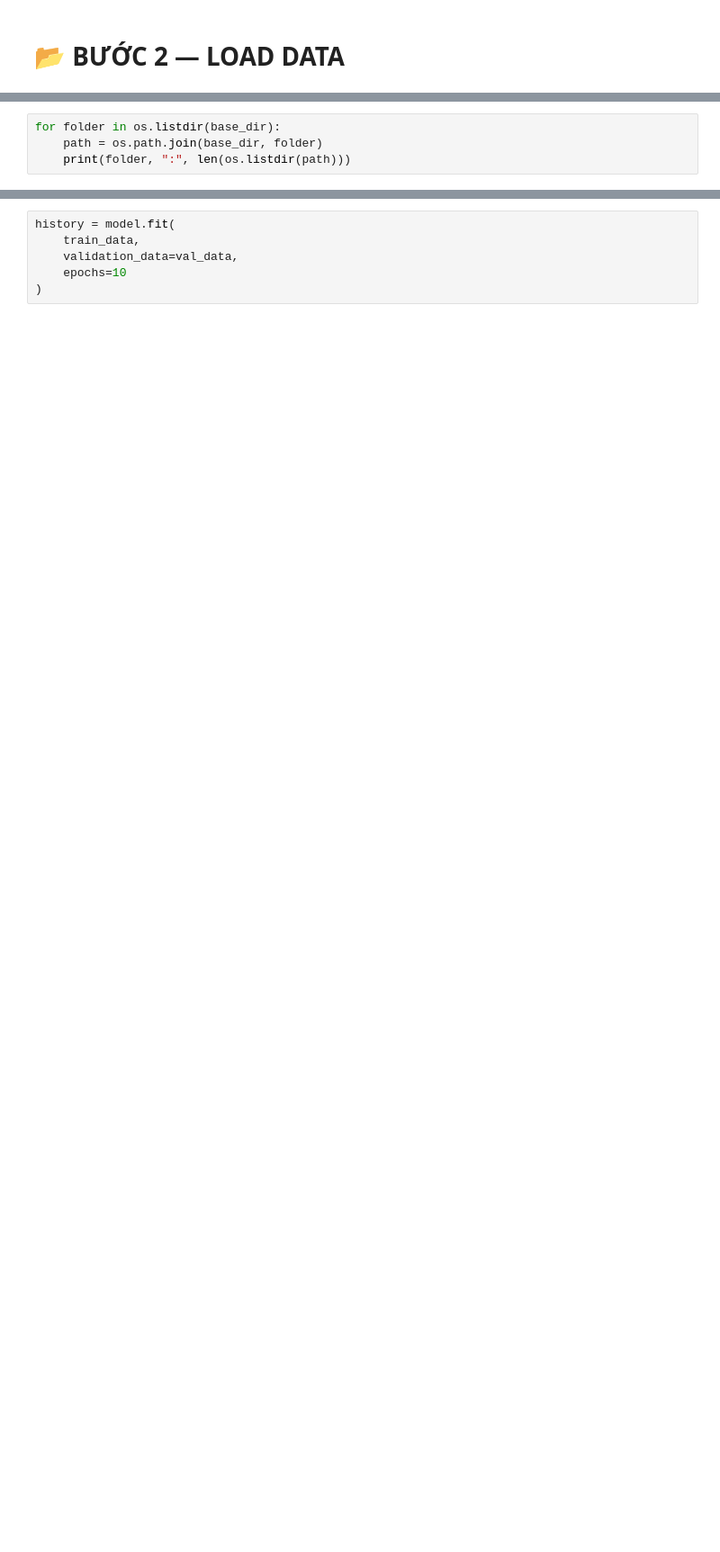
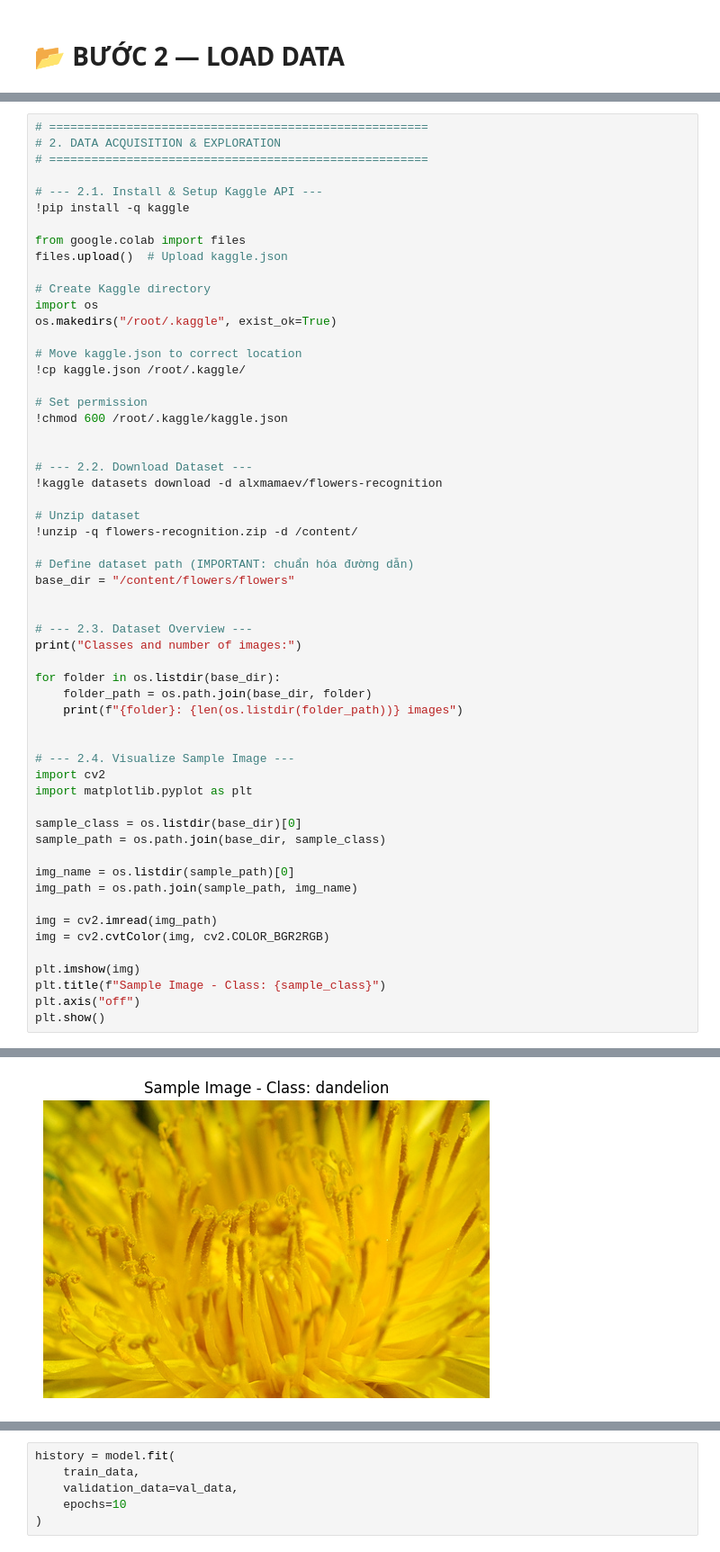
Before and after one commit to hoangchaulanbao/HocmayNC, a Jupyter notebook: CNN_Flower.ipynb, the cells around one changed output, grey strips where cells are left out. Shown at 90% size. Cells and saved outputs as stored; diff of their text form; blank space fills up the shorter version.

Commit message:
Created using Colab -version 3 - tiếp tục turning

```diff
--- a/CNN_Flower.ipynb
+++ b/CNN_Flower.ipynb
@@ -158,4 +70,0 @@ base_dir = "/content/flowers/flowers"
-# %%
-for folder in os.listdir(base_dir):
-    path = os.path.join(base_dir, folder)
-    print(folder, ":", len(os.listdir(path)))
@@ -262,0 +71,58 @@ model.compile(
+# %%
+# ======================================================
+# 2. DATA ACQUISITION & EXPLORATION
+# ======================================================
+
+# --- 2.1. Install & Setup Kaggle API ---
+!pip install -q kaggle
+
+from google.colab import files
+files.upload()  # Upload kaggle.json
+
+# Create Kaggle directory
+import os
+os.makedirs("/root/.kaggle", exist_ok=True)
+
+# Move kaggle.json to correct location
+!cp kaggle.json /root/.kaggle/
+
+# Set permission
+!chmod 600 /root/.kaggle/kaggle.json
+
+
+# --- 2.2. Download Dataset ---
+!kaggle datasets download -d alxmamaev/flowers-recognition
+
+# Unzip dataset
+!unzip -q flowers-recognition.zip -d /content/
+
+# Define dataset path (IMPORTANT: chuẩn hóa đường dẫn)
+base_dir = "/content/flowers/flowers"
+
+
+# --- 2.3. Dataset Overview ---
+print("Classes and number of images:")
+
+for folder in os.listdir(base_dir):
+    folder_path = os.path.join(base_dir, folder)
+    print(f"{folder}: {len(os.listdir(folder_path))} images")
+
+
+# --- 2.4. Visualize Sample Image ---
+import cv2
+import matplotlib.pyplot as plt
+
+sample_class = os.listdir(base_dir)[0]
+sample_path = os.path.join(base_dir, sample_class)
+
+img_name = os.listdir(sample_path)[0]
+img_path = os.path.join(sample_path, img_name)
+
+img = cv2.imread(img_path)
+img = cv2.cvtColor(img, cv2.COLOR_BGR2RGB)
+
+plt.imshow(img)
+plt.title(f"Sample Image - Class: {sample_class}")
+plt.axis("off")
+plt.show()
+# %% [output]
@@ -262,0 +140 @@ model.compile(
+[figure, added]
```
Also changed, not shown: parts of 82 cells of this notebook.
